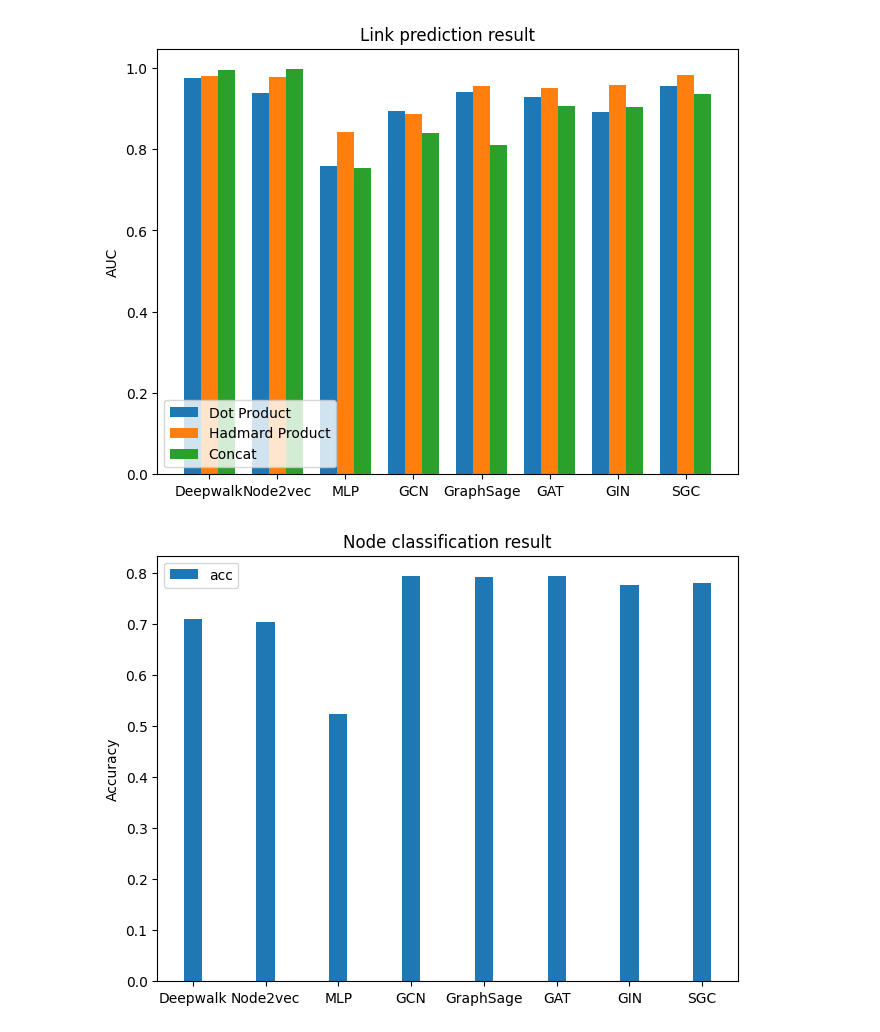
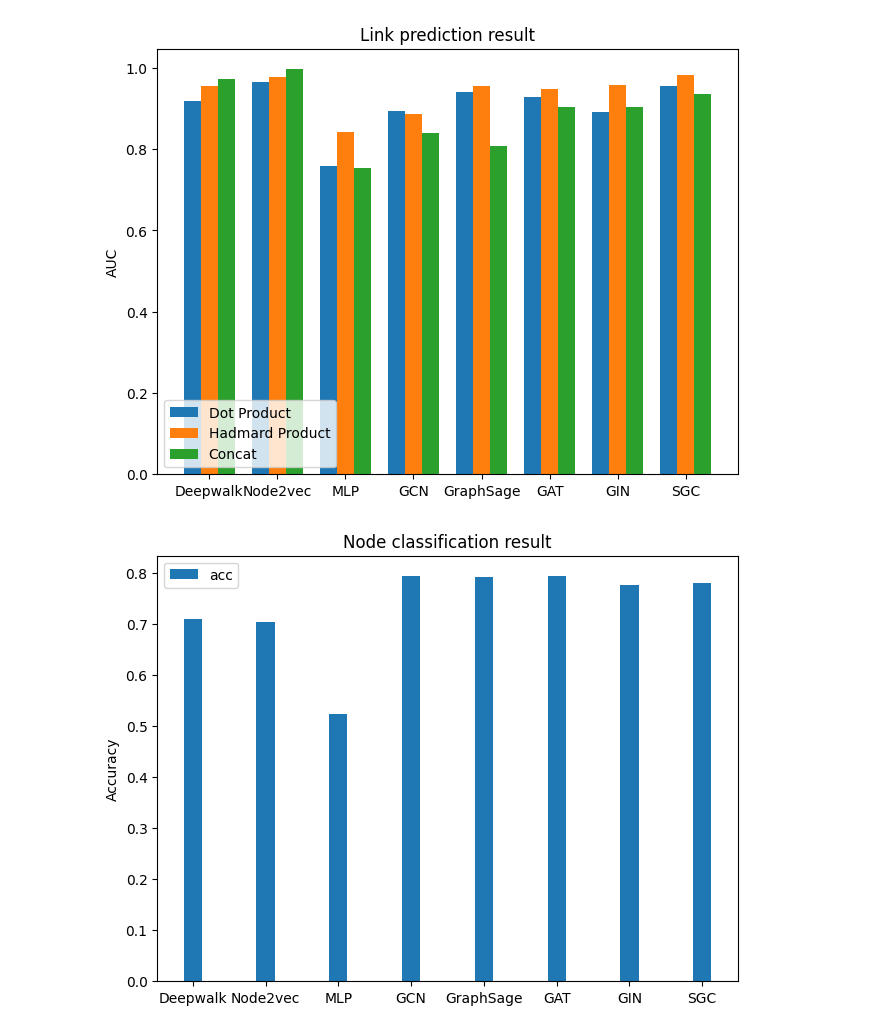
Before and after one commit to hmtbgc/Social-Network-Project, a Jupyter notebook: problem3/plot.ipynb, the cells around one changed output. Cells and saved outputs as stored; diff of their text form; code cells hidden in the pictures.

```diff
--- a/problem3/plot.ipynb
+++ b/problem3/plot.ipynb
@@ -4,32 +4,32 @@ import numpy as np
 # %%
 models = ("Deepwalk", "Node2vec", "MLP", "GCN", "GraphSage", "GAT", "GIN", "SGC")
 edge_func = {
-    'Dot Product': (0.9754, 0.9389, 0.7586, 0.8936, 0.9415, 0.9285, 0.8912, 0.9550),
-    'Hadmard Product': (0.9805, 0.9777, 0.8415, 0.8867, 0.9554, 0.9494, 0.9575, 0.9830),
-    'Concat': (0.9949, 0.9971, 0.7533, 0.8389, 0.8088, 0.9051, 0.9046, 0.9355),
+    'Dot Product': (0.9196, 0.9216, 0.7586, 0.8936, 0.9415, 0.9285, 0.8912, 0.9550),
+    'Hadmard Product': (0.9555, 0.9567, 0.8415, 0.8867, 0.9554, 0.9494, 0.9575, 0.9830),
+    'Concat': (0.9717, 0.9747, 0.7533, 0.8389, 0.8088, 0.9051, 0.9046, 0.9355),
 }
 
 x = np.arange(len(models))  # the label locations
 width = 0.25  # the width of the bars
 multiplier = 0
 
 fig, ax = plt.subplots(layout='constrained')
 
 for attribute, measurement in edge_func.items():
     offset = width * multiplier
     rects = ax.bar(x + offset, measurement, width, label=attribute)
     #ax.bar_label(rects, padding=3)
     multiplier += 1
 
 # Add some text for labels, title and custom x-axis tick labels, etc.
 ax.set_ylabel('AUC')
 ax.set_title('Link prediction result')
 ax.set_xticks(x + width, models)
 ax.legend(loc='lower left')
 # ax.set_ylim(0, 1)
 fig.savefig("link_prediction.png", dpi=300)
 # %% [output]
-[figure, old version]
+[figure, new version]
 # %%
 models = ("Deepwalk", "Node2vec", "MLP", "GCN", "GraphSage", "GAT", "GIN", "SGC")
 acc = {
```
Also changed, not shown: 22 other files.
